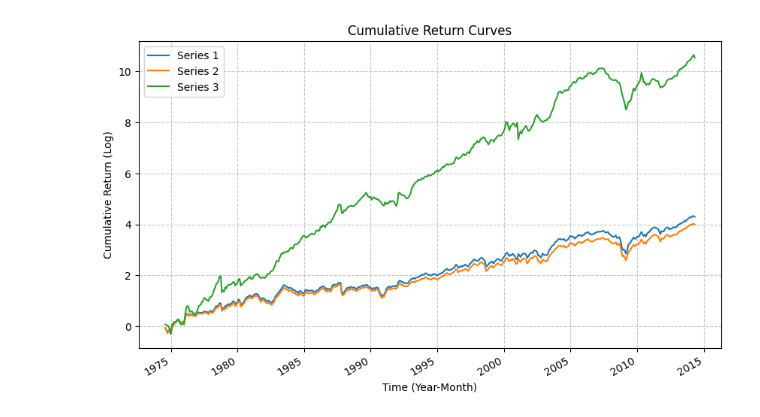
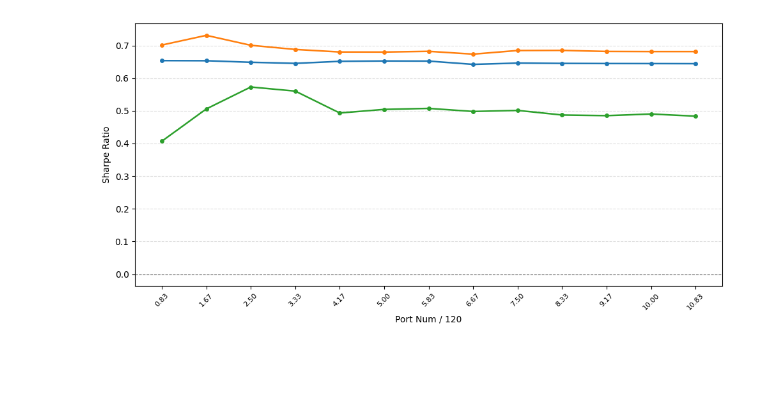
Before and after one commit to TonyHuang241/robust_sdf, a Jupyter notebook: 04_code/ppp.ipynb, the cells around one changed output. Cells and saved outputs as stored; diff of their text form; code cells hidden in the pictures; blank space fills up the shorter version.

```diff
--- a/04_code/ppp.ipynb
+++ b/04_code/ppp.ipynb
@@ -198,23 +203,30 @@ results
-# %%
-def plot_cumulative_returns(x_axis, *return_series):
-    plt.figure(figsize=(10, 6))
-    x_date = pd.to_datetime(x_axis, format='%Y%m', errors='coerce')
-
-    for i, series in enumerate(return_series, start=1):
-        series = np.asarray(series, dtype=float)
-        cumulative = np.cumsum(np.log(1 + series))
-
-        plt.plot(x_date, cumulative, label=f"Series {i}")
-
-    # 自动调整日期标签的倾斜度，防止重叠
-    plt.gcf().autofmt_xdate()
-
-    plt.xlabel("Time (Year-Month)")
-    plt.ylabel("Cumulative Return (Log)")
-    plt.title("Cumulative Return Curves")
-    plt.legend()
-    plt.grid(True, linestyle='--', alpha=0.7)
-    plt.show()
-plot_cumulative_returns(date[121:], port_ret[0], port_ret[1], port_ret[2])
-# %% [output]
-[figure, removed]
+# %%
+for port_num in range(1500, 2501, 100):
+    port_ret            = evaluate(
+                            ret[:, start_date:, 0],
+                            signals[:, start_date:, charslist],
+                            signals[:, :, sizelist],
+                            train_len=120,
+                            port_num=port_num,
+                            strategy_num=3,
+                            use_chars=0,
+                            p=2, s=0, n_jobs=-1
+                        )
+    sharpe_ratio.append(np.mean(port_ret, axis=1)*12/(np.std(port_ret, axis=1)*np.sqrt(12)))
+# %%
+import matplotlib.pyplot as plt
+import numpy as np
+
+x = np.arange(100, 1301, 100) / 120
+
+plt.figure(figsize=(10, 5))
+plt.plot(x, sharpe_ratio[:13], marker='o', markersize=4, linewidth=1.8)
+plt.axhline(0, color='k', linewidth=0.8, linestyle='--', alpha=0.5)
+plt.xticks(x, rotation=45, fontsize=8)
+plt.xlabel('Port Num / 120')
+plt.ylabel('Sharpe Ratio')
+plt.grid(axis='y', linestyle='--', alpha=0.4)
+plt.tight_layout()
+plt.show()
+# %% [output]
+[figure, added]
```
Also changed, not shown: parts of 7 cells of this notebook.
